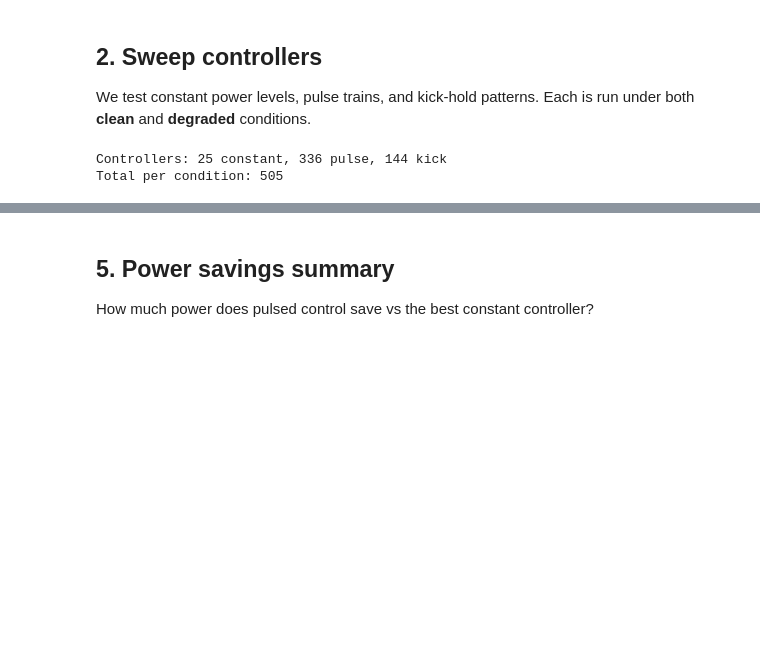
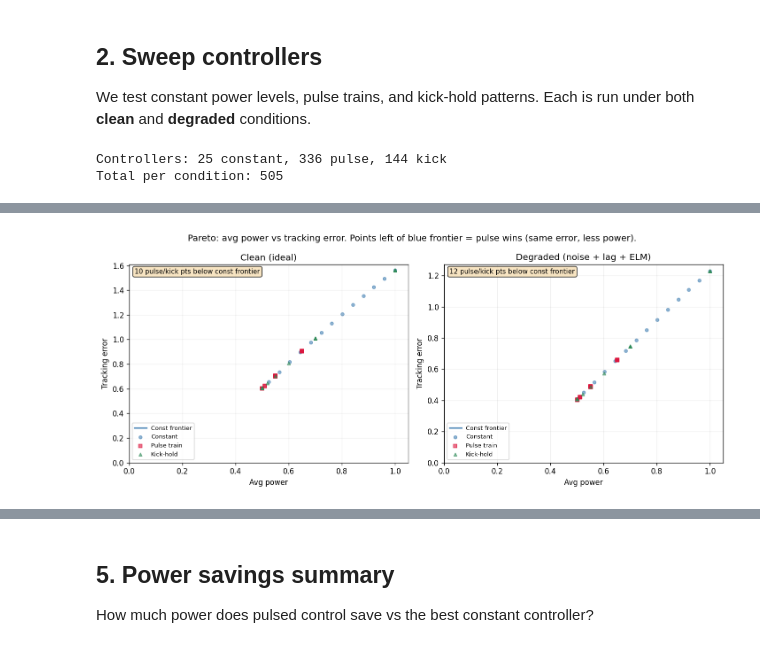
Before and after one commit to Budrink/resolution-limited-control, a Jupyter notebook: plasma_pulse_opt/demo.ipynb, the cells around one changed output, grey strips where cells are left out. Cells and saved outputs as stored; diff of their text form; code cells hidden in the pictures; blank space fills up the shorter version.

```diff
--- a/plasma_pulse_opt/demo.ipynb
+++ b/plasma_pulse_opt/demo.ipynb
@@ -182,0 +233,58 @@ and overlay their trajectories.
+# %%
+def build_const_frontier(pts):
+    """Pareto frontier of constant: min power for each error level."""
+    if not pts:
+        return [], []
+    sorted_pts = sorted(pts, key=lambda x: x[1])  # by error
+    frontier_p, frontier_e = [], []
+    min_p = 1e9
+    for p, e in sorted_pts:
+        if p < min_p:
+            min_p = p
+            frontier_p.append(p)
+            frontier_e.append(e)
+    return frontier_p, frontier_e
+
+fig, (ax1, ax2) = plt.subplots(1, 2, figsize=(12, 5))
+
+for ax, res, title in [(ax1, res_clean, "Clean (ideal)"),
+                        (ax2, res_deg, "Degraded (noise + lag + ELM)")]:
+    # Constant frontier (baseline to beat)
+    fp, fe = build_const_frontier(res["const"])
+    if fp:
+        # Frontier: (power, error) — points left of it = pulse wins
+        ax.step(fp, fe, where="post", color="steelblue", lw=2, alpha=0.9,
+                label="Const frontier", zorder=5)
+    # Scatter
+    for pts, color, marker, label in [
+        (res["const"], "steelblue", "o", "Constant"),
+        (res["pulse"], "crimson", "s", "Pulse train"),
+        (res["kick"], "seagreen", "^", "Kick-hold"),
+    ]:
+        if pts:
+            xs, ys = zip(*pts)
+            ax.scatter(xs, ys, c=color, s=18, alpha=0.6, marker=marker, label=label)
+    # Count pulse wins: (p,e) wins if const needs more power to reach same error
+    n_pulse_wins = 0
+    if res["const"]:
+        for pts in [res["pulse"], res["kick"]]:
+            for p, e in pts:
+                min_p_const = min((pc for pc, ec in res["const"] if ec <= e + 1e-6), default=1e9)
+                if p < min_p_const - 1e-6:
+                    n_pulse_wins += 1
+    if n_pulse_wins > 0:
+        ax.text(0.02, 0.98, f"{n_pulse_wins} pulse/kick pts below const frontier", transform=ax.transAxes,
+                fontsize=9, va="top", bbox=dict(boxstyle="round", facecolor="wheat", alpha=0.8))
+    ax.set_xlabel("Avg power")
+    ax.set_ylabel("Tracking error")
+    ax.set_title(title)
+    ax.legend(fontsize=8)
+    ax.set_xlim(0, 1.05)
+    ax.set_ylim(0, None)
+    ax.grid(True, alpha=0.2)
+
+fig.suptitle("Pareto: avg power vs tracking error. Points left of blue frontier = pulse wins (same error, less power).", fontsize=12)
+fig.tight_layout()
+plt.show()
+# %% [output]
+[figure, added]
```
Also changed, not shown: parts of 20 cells of this notebook, 6 other files.
